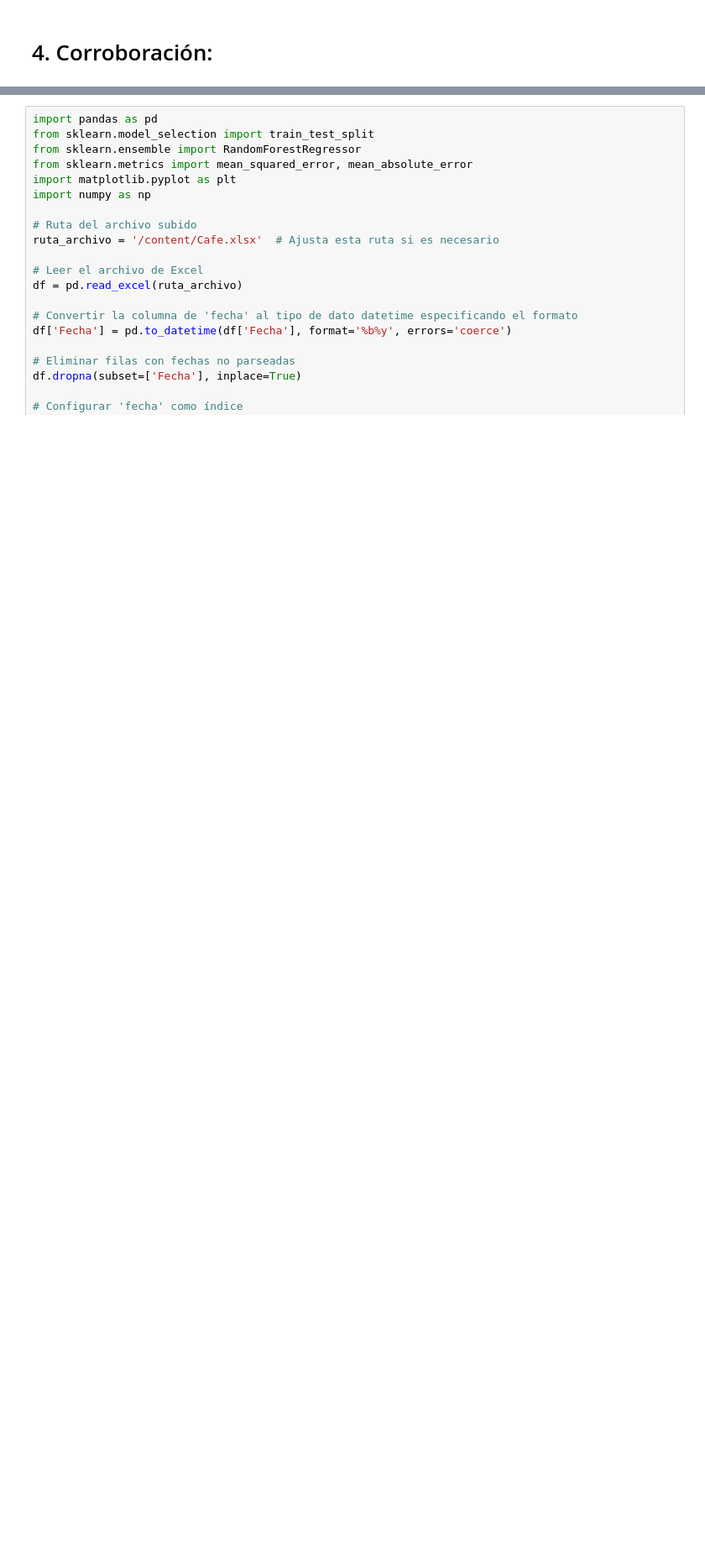
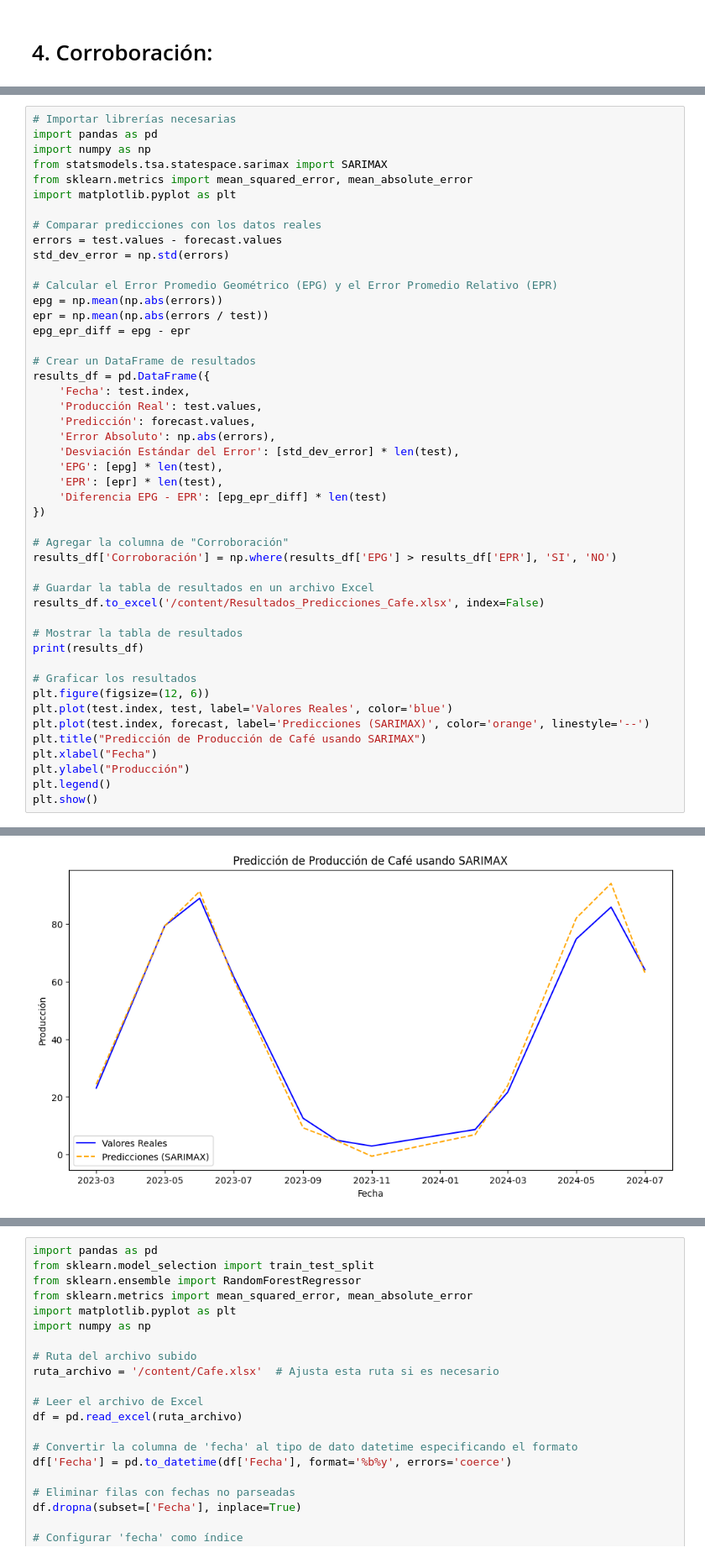
Before and after one commit to gapv09/Trabajos-Aplicativos, a Jupyter notebook: Café.ipynb, the cells around one changed output, grey strips where cells are left out. Shown at 84% size. Cells and saved outputs as stored; diff of their text form; blank space fills up the shorter version.

```diff
--- a/Café.ipynb
+++ b/Café.ipynb
@@ -673,0 +780,48 @@ En resumen, aunque el modelo actual captura gran parte de la estructura, los res
+# %%
+# Importar librerías necesarias
+import pandas as pd
+import numpy as np
+from statsmodels.tsa.statespace.sarimax import SARIMAX
+from sklearn.metrics import mean_squared_error, mean_absolute_error
+import matplotlib.pyplot as plt
+
+# Comparar predicciones con los datos reales
+errors = test.values - forecast.values
+std_dev_error = np.std(errors)
+
+# Calcular el Error Promedio Geométrico (EPG) y el Error Promedio Relativo (EPR)
+epg = np.mean(np.abs(errors))
+epr = np.mean(np.abs(errors / test))
+epg_epr_diff = epg - epr
+
+# Crear un DataFrame de resultados
+results_df = pd.DataFrame({
+    'Fecha': test.index,
+    'Producción Real': test.values,
+    'Predicción': forecast.values,
+    'Error Absoluto': np.abs(errors),
+    'Desviación Estándar del Error': [std_dev_error] * len(test),
+    'EPG': [epg] * len(test),
+    'EPR': [epr] * len(test),
+    'Diferencia EPG - EPR': [epg_epr_diff] * len(test)
+})
+
+# Agregar la columna de "Corroboración"
+results_df['Corroboración'] = np.where(results_df['EPG'] > results_df['EPR'], 'SI', 'NO')
+
+# Guardar la tabla de resultados en un archivo Excel
+results_df.to_excel('/content/Resultados_Predicciones_Cafe.xlsx', index=False)
+
+# Mostrar la tabla de resultados
+print(results_df)
+
+# Graficar los resultados
+plt.figure(figsize=(12, 6))
+plt.plot(test.index, test, label='Valores Reales', color='blue')
+plt.plot(test.index, forecast, label='Predicciones (SARIMAX)', color='orange', linestyle='--')
+plt.title("Predicción de Producción de Café usando SARIMAX")
+plt.xlabel("Fecha")
+plt.ylabel("Producción")
+plt.legend()
+plt.show()
+# %% [output]
@@ -673,0 +845 @@ En resumen, aunque el modelo actual captura gran parte de la estructura, los res
+[figure, added]
```
Also changed, not shown: parts of 17 cells of this notebook.
